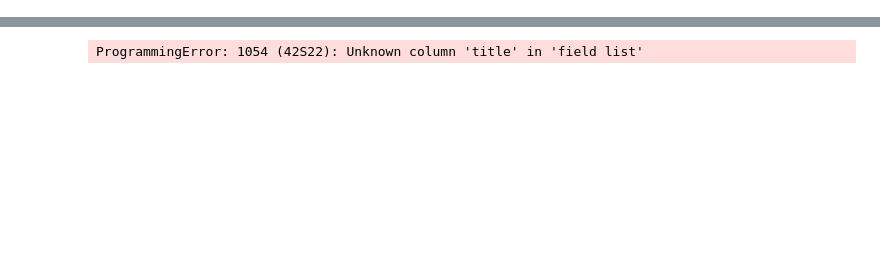
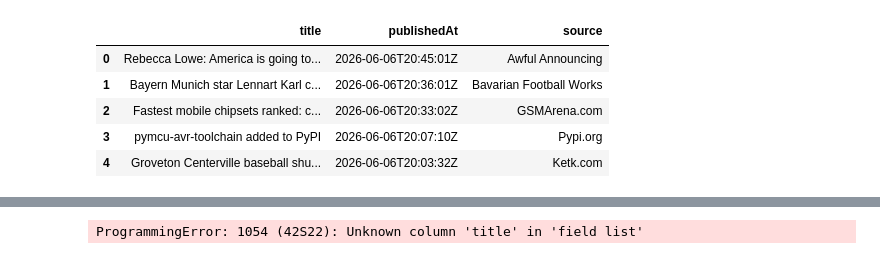
Before and after one commit to anjaney55/stock-analysis-project, a Jupyter notebook: notebook/news_stock_api_data-checkpoint.ipynb, the cells around one changed output, grey strips where cells are left out. Cells and saved outputs as stored; diff of their text form; code cells hidden in the pictures; blank space fills up the shorter version.

```diff
--- a/notebook/news_stock_api_data-checkpoint.ipynb
+++ b/notebook/news_stock_api_data-checkpoint.ipynb
@@ -40,21 +58,46 @@ stock.head()
 # %%
 import requests
 
-url = "https://newsapi.org/v2/everything?q=apple&apiKey=ec430183bc9f43968b1ef3f5cbbacb12"
+url = (
+    "https://newsapi.org/v2/everything?"
+    "q=Apple&"
+    "sortBy=publishedAt&"
+    "language=en&"
+    "pageSize=100&"
+    "apiKey=ec430183bc9f43968b1ef3f5cbbacb12"
+)
 
 response = requests.get(url)
+
 data = response.json()
 
 articles = []
 
-for article in data["articles"]:
+for article in data ["articles"]:
     articles.append([
         article["title"],
-        article["publishedAt"]
+        article["publishedAt"],
+        article["source"]["name"]
+            ])
+
+news_df = pd.DataFrame(
+    articles,
+    columns=[
+        "title",
+        "publishedAt",
+        "source"
     ])
 
-import pandas as pd
-news_df = pd.DataFrame(articles, columns=["title","time"])
+news_df.to_csv(
+    "news_data_fresh.csv",
+    index=False
+)
 
-
-news_df.to_csv("news_data.csv", index=False)
+news_df.head()
+# %% [output]
+|  | title | publishedAt | source |
+| 0 | Rebecca Lowe: America is going to... | 2026-06-06T20:45:01Z | Awful Announcing |
+| 1 | Bayern Munich star Lennart Karl c... | 2026-06-06T20:36:01Z | Bavarian Football Works |
+| 2 | Fastest mobile chipsets ranked: c... | 2026-06-06T20:33:02Z | GSMArena.com |
+| 3 | pymcu-avr-toolchain added to PyPI | 2026-06-06T20:07:10Z | Pypi.org |
+| 4 | Groveton Centerville baseball shu... | 2026-06-06T20:03:32Z | Ketk.com |
```
Also changed, not shown: parts of 34 cells of this notebook, 14 other files.
